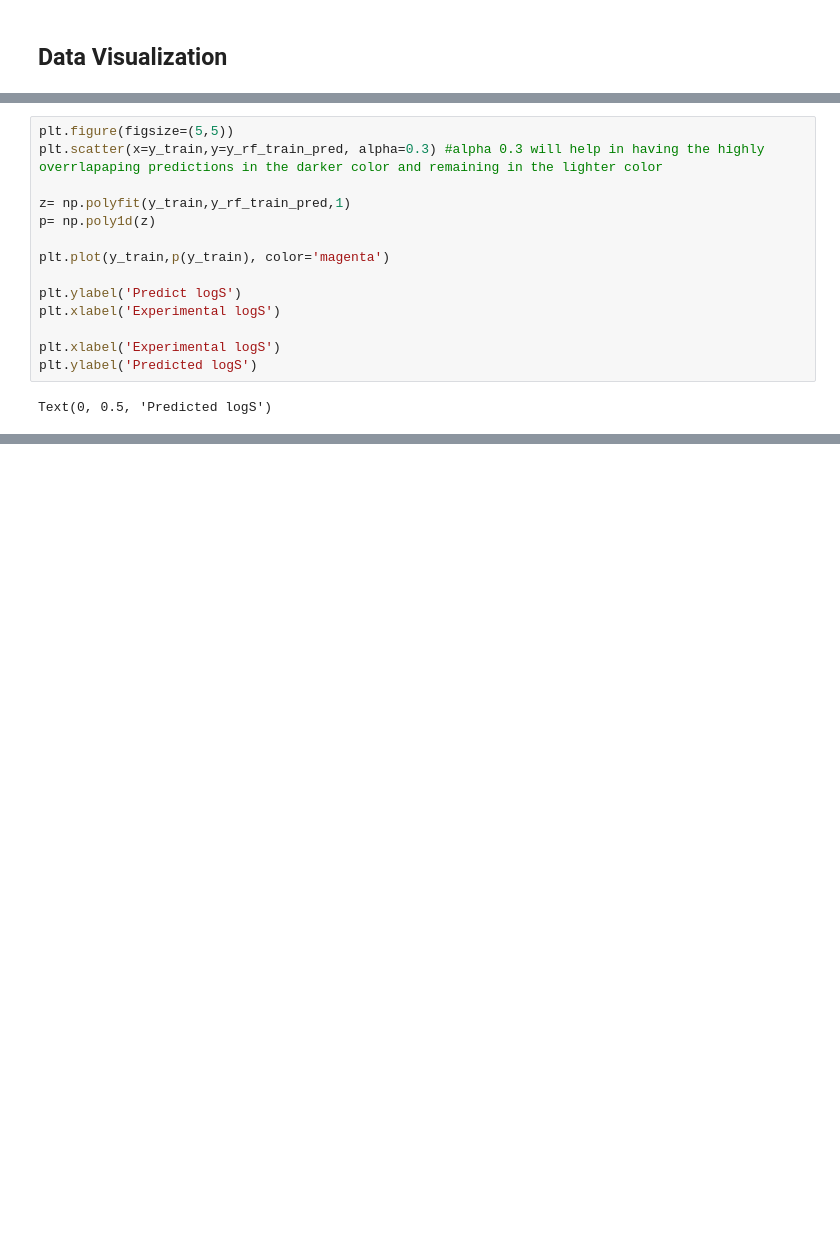
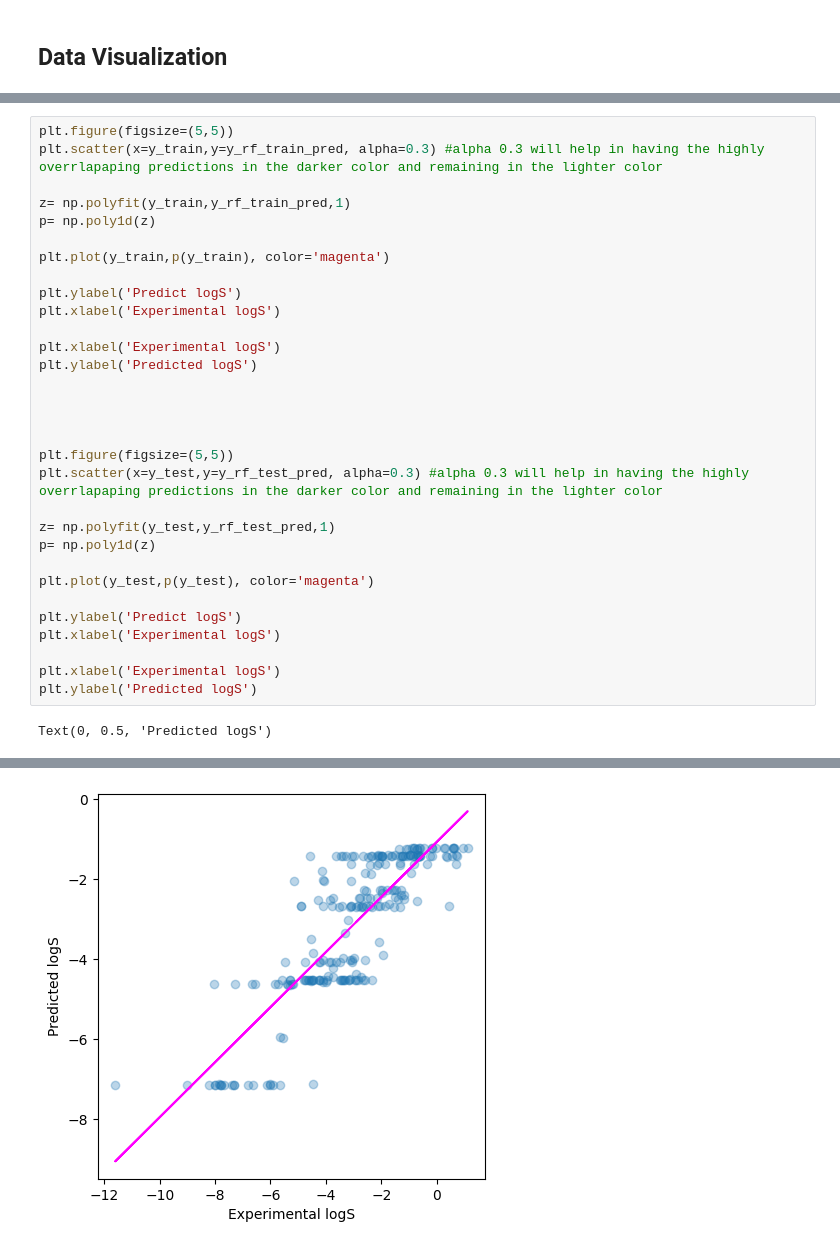
Before and after one commit to gsurbhi792-a11y/TestProject, a Jupyter notebook: Surbhi_Test.ipynb, the cells around one changed output, grey strips where cells are left out. Drawn from its saved outputs; the diff is of its cells as text; blank space fills up the shorter version.

```diff
--- a/Surbhi_Test.ipynb
+++ b/Surbhi_Test.ipynb
@@ -183,17 +200,35 @@ Text(0, 0.5, 'Predicted logS')
 # %%
 plt.figure(figsize=(5,5))
 plt.scatter(x=y_train,y=y_rf_train_pred, alpha=0.3) #alpha 0.3 will help in having the highly overrlapaping predictions in the darker color and remaining in the lighter color
 
 z= np.polyfit(y_train,y_rf_train_pred,1)
 p= np.poly1d(z)
 
 plt.plot(y_train,p(y_train), color='magenta')
 
 plt.ylabel('Predict logS')
 plt.xlabel('Experimental logS')
 
 plt.xlabel('Experimental logS')
 plt.ylabel('Predicted logS')
+
+
+
+
+plt.figure(figsize=(5,5))
+plt.scatter(x=y_test,y=y_rf_test_pred, alpha=0.3) #alpha 0.3 will help in having the highly overrlapaping predictions in the darker color and remaining in the lighter color
+
+z= np.polyfit(y_test,y_rf_test_pred,1)
+p= np.poly1d(z)
+
+plt.plot(y_test,p(y_test), color='magenta')
+
+plt.ylabel('Predict logS')
+plt.xlabel('Experimental logS')
+
+plt.xlabel('Experimental logS')
+plt.ylabel('Predicted logS')
 # %% [output]
 Text(0, 0.5, 'Predicted logS')
 [figure]
+[figure, added]
```
Also changed, not shown: parts of 1 cell of this notebook.
